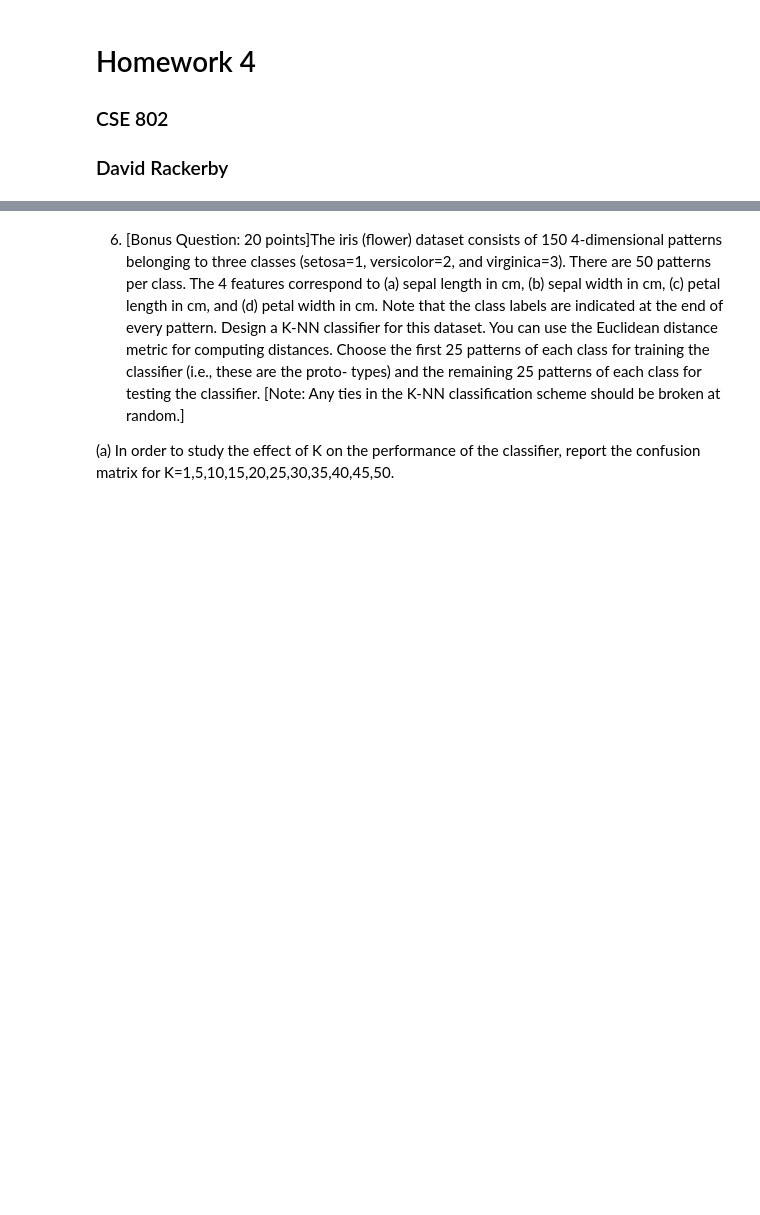
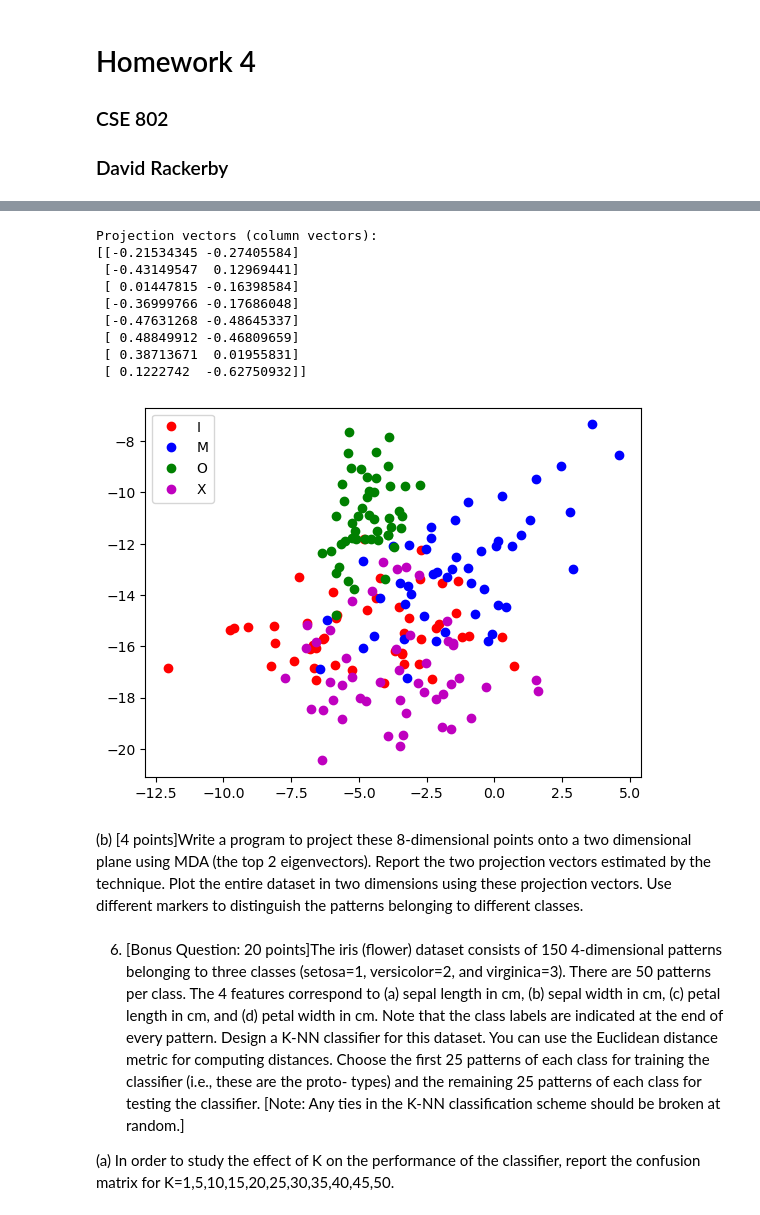
Before and after one commit to rikipls/CSE-802-Homework, a Jupyter notebook: hw4/hw4.ipynb, the cells around one changed output, grey strips where cells are left out. Saved outputs shown, nothing was run; the diff lists cells and outputs as text; code cells hidden in the pictures; blank space fills up the shorter version.

```diff
--- a/hw4/hw4.ipynb
+++ b/hw4/hw4.ipynb
@@ -5,3 +16,57 @@
+# %%
+import numpy as np
+import pandas as pd
+import matplotlib.pyplot as plt
+
+imox_data = pd.read_fwf('imox_data.txt', header=None)
+labels = imox_data[8]
+imox_unlabeled = imox_data.drop(labels=8, axis=1)
+
+global_mean = imox_unlabeled.sum(axis=0).apply(lambda x: x / len(imox_unlabeled)).to_numpy()
+
+scatter = np.zeros((len(global_mean), len(global_mean)))
+for vec in imox_unlabeled.to_numpy():
+    x = np.atleast_2d(vec - global_mean)
+    scatter += x.T @ x
+
+eig_val, eig_vec = np.linalg.eig(scatter)
+val_vec_pairs = list(zip(eig_val, eig_vec))
+val_vec_pairs.sort(reverse=True, key=lambda pair: pair[0])
+
+top_2_vecs = val_vec_pairs[:2]
+eigenmatrix = np.vstack((top_2_vecs[0][1], top_2_vecs[1][1]))
+print(f'Projection vectors (column vectors):\n{eigenmatrix.T}')
+
+projected_points = []
+for i, vec in enumerate(imox_unlabeled.to_numpy()):
+    projected_points.append((labels[i], eigenmatrix @ vec))
+
+I_points = np.array([vec for i, vec in projected_points if i == 1])
+M_points = np.array([vec for i, vec in projected_points if i == 2])
+O_points = np.array([vec for i, vec in projected_points if i == 3])
+X_points = np.array([vec for i, vec in projected_points if i == 4])
+plt.plot(I_points[:, 0], I_points[:, 1], 'ro', label='I')
+plt.plot(M_points[:, 0], M_points[:, 1], 'bo', label='M')
+plt.plot(O_points[:, 0], O_points[:, 1], 'go', label='O')
+plt.plot(X_points[:, 0], X_points[:, 1], 'mo', label='X')
+plt.legend()
+plt.show()
+# %% [output]
+Projection vectors (column vectors):
+[[-0.21534345 -0.27405584]
+ [-0.43149547  0.12969441]
+ [ 0.01447815 -0.16398584]
+ [-0.36999766 -0.17686048]
+ [-0.47631268 -0.48645337]
+ [ 0.48849912 -0.46809659]
+ [ 0.38713671  0.01955831]
+ [ 0.1222742  -0.62750932]]
+[figure, added]
+# %% [markdown]
+(b) [4 points]Write a program to project these 8-dimensional points onto a two dimensional plane
+using MDA (the top 2 eigenvectors). Report the two projection vectors estimated by the technique.
+Plot the entire dataset in two dimensions using these projection vectors. Use different markers to
+distinguish the patterns belonging to different classes.
 # %% [markdown]
 6. [Bonus Question: 20 points]The iris (flower) dataset consists of 150 4-dimensional patterns belonging
 to three classes (setosa=1, versicolor=2, and virginica=3). There are 50 patterns per class. The 4
```
Also changed, not shown: parts of 2 cells of this notebook.
